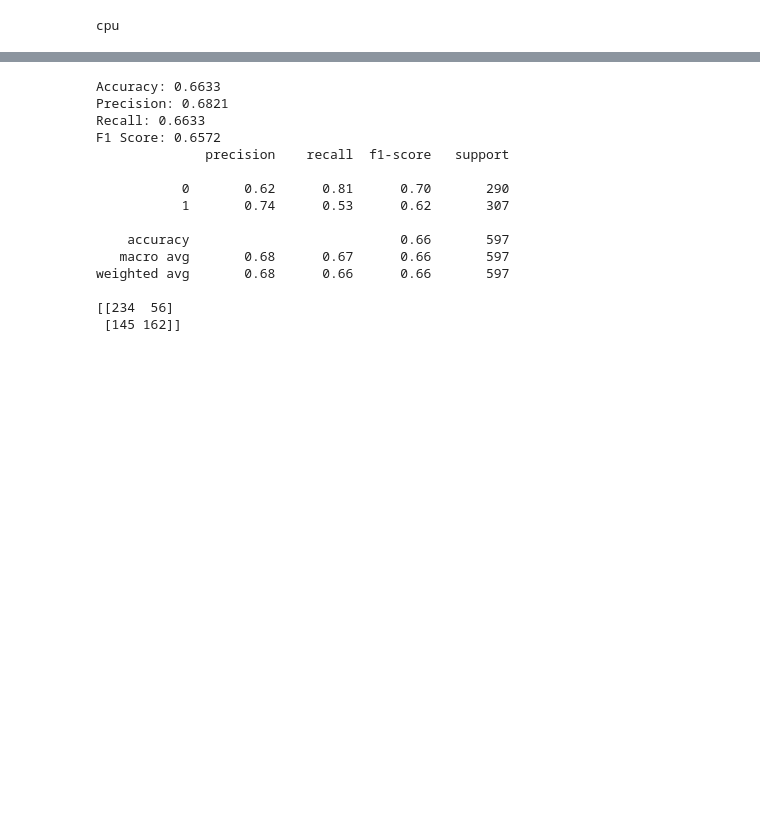
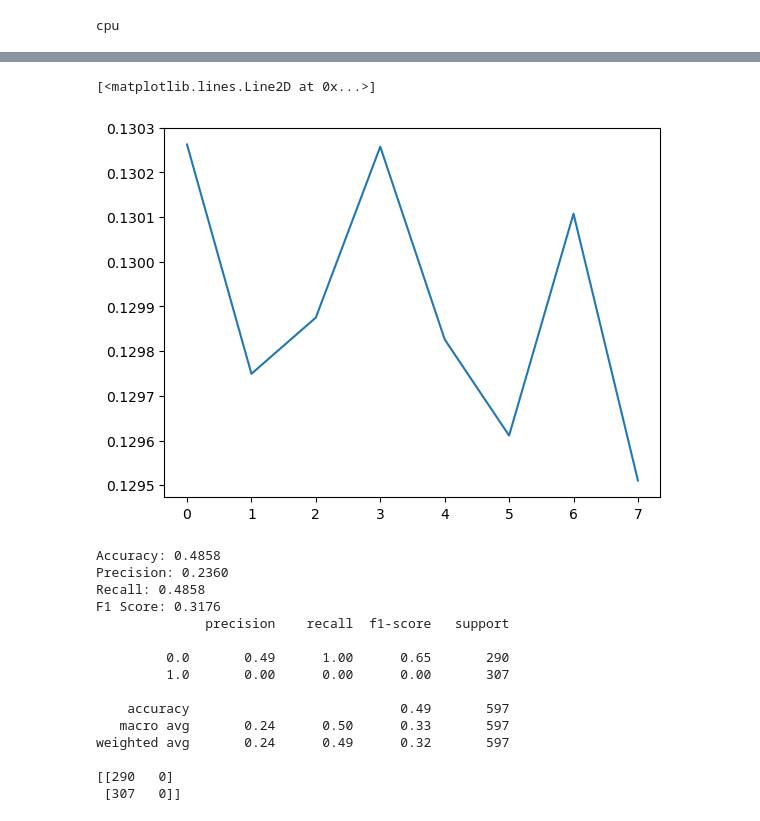
Before and after one commit to digital-monad/4kMp8C9gkNID8Tus, a Jupyter notebook: p4.ipynb, the cells around one changed output, grey strips where cells are left out. Saved outputs shown, nothing was run; the diff lists cells and outputs as text; code cells hidden in the pictures; blank space fills up the shorter version.

```diff
--- a/p4.ipynb
+++ b/p4.ipynb
@@ -14,7 +15,7 @@ data_transform = transforms.Compose([
 ])
 # %%
 
-data_dir = "data/images/"
+data_dir = "../data/images/"
 train_dataset = datasets.ImageFolder(root=data_dir + "training", transform=data_transform) # make val set
 test_dataset = datasets.ImageFolder(root=data_dir + "testing", transform=data_transform)
 trainloader = DataLoader(train_dataset, batch_size=32, shuffle=True)
@@ -79,9 +80,9 @@ class Net(nn.Module):
         self.conv1 = nn.Conv2d(3, 6, 5)
         self.pool = nn.MaxPool2d(2, 2)
         self.conv2 = nn.Conv2d(6, 16, 5)
-        self.fc1 = nn.Linear(16 * 47 * 47, 120)  # Adjusted input size
+        self.fc1 = nn.Linear(16 * 47 * 47, 120)
         self.fc2 = nn.Linear(120, 84)
-        self.fc3 = nn.Linear(84, 2)
+        self.fc3 = nn.Linear(84, 1)
 
     def forward(self, x):
         x = self.pool(F.relu(self.conv1(x)))
@@ -105,15 +106,17 @@ cpu
 # %%
 import torch.optim as optim
 
-criterion = nn.CrossEntropyLoss()
-optimizer = optim.SGD(net.parameters(), lr=0.001, momentum=0.9)
+criterion = nn.BCEWithLogitsLoss()
+optimizer = optim.Adam(net.parameters(), lr=0.05)
 # %%
-for epoch in range(20):  # loop over the dataset multiple times
+losses = []
+for epoch in range(8):  # loop over the dataset multiple times
 
     running_loss = 0.0
     for i, data in enumerate(trainloader, 0):
         # get the inputs; data is a list of [inputs, labels]
         inputs, labels = data
+        labels = labels.view(-1,1).float()
 
         # zero the parameter gradients
         optimizer.zero_grad()
@@ -129,6 +132,7 @@ for epoch in range(20):  # loop over the dataset multiple times
         if i % 20 == 0:    # print every 20 mini-batches
             print(f'[{epoch + 1}, {i + 1:5d}] loss: {running_loss / 2000:.3f}')
             running_loss = 0.0
+    losses.append(running_loss / len(trainloader))
 
 print('Finished Training')
 # %% [output]
@@ -153,3 +156,8 @@ KeyboardInterrupt:
+# %%
+plt.plot(losses)
+# %% [output]
+[<matplotlib.lines.Line2D at 0x...>]
+[figure, added]
 # %%
 from sklearn.metrics import accuracy_score, precision_recall_fscore_support
 
@@ -164,6 +172,7 @@ all_labels = []
 with torch.no_grad():  # Disable gradient computation
     for data in testloader:
         inputs, labels = data
+        labels = labels.view(-1,1).float()
         outputs = net(inputs)
         _, predicted = torch.max(outputs, 1)
         all_preds.extend(predicted.cpu().numpy())
@@ -180,18 +189,18 @@ print(f'F1 Score: {f1:.4f}')
 print(classification_report(all_labels, all_preds))
 print(confusion_matrix(all_labels, all_preds))
 # %% [output]
-Accuracy: 0.6633
-Precision: 0.6821
-Recall: 0.6633
-F1 Score: 0.6572
+Accuracy: 0.4858
+Precision: 0.2360
+Recall: 0.4858
+F1 Score: 0.3176
               precision    recall  f1-score   support
 
-           0       0.62      0.81      0.70       290
-           1       0.74      0.53      0.62       307
+         0.0       0.49      1.00      0.65       290
+         1.0       0.00      0.00      0.00       307
 
-    accuracy                           0.66       597
-   macro avg       0.68      0.67      0.66       597
-weighted avg       0.68      0.66      0.66       597
+    accuracy                           0.49       597
+   macro avg       0.24      0.50      0.33       597
+weighted avg       0.24      0.49      0.32       597
 
-[[234  56]
- [145 162]]
+[[290   0]
+ [307   0]]
```
Also changed, not shown: parts of 7 cells of this notebook.
